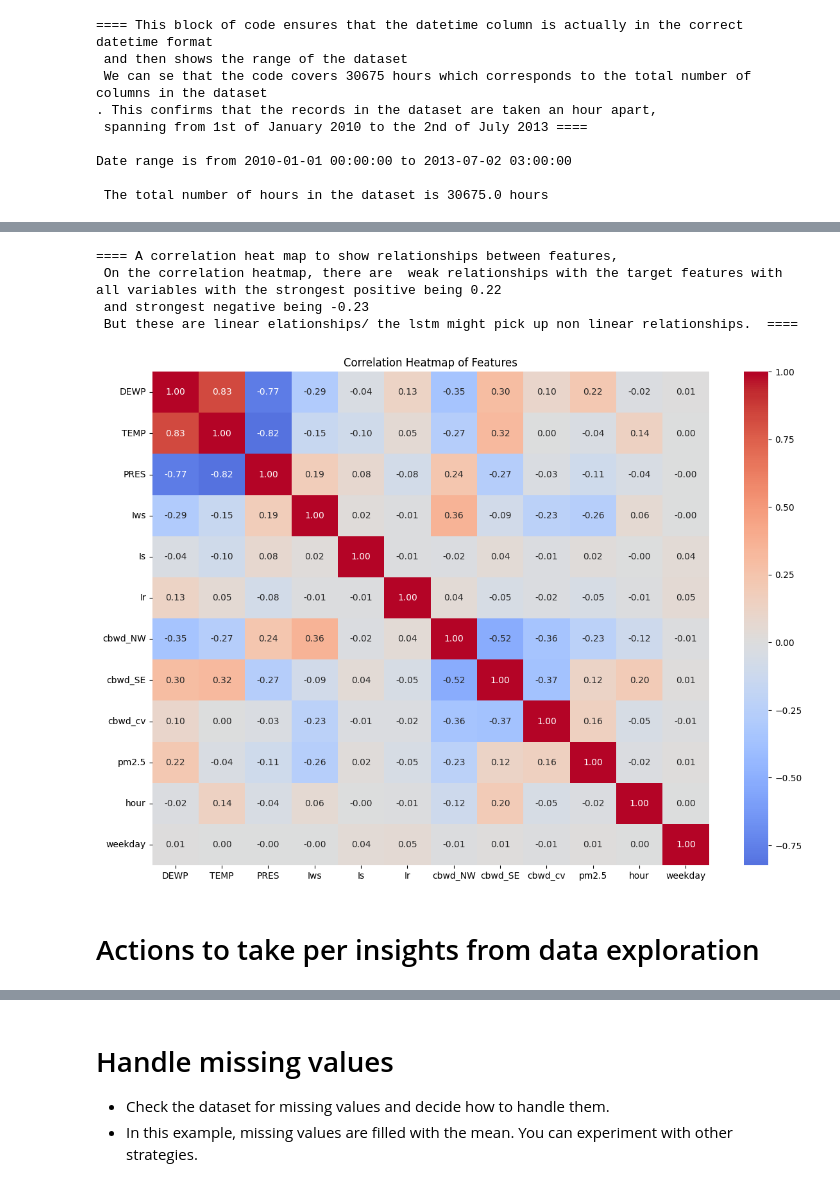
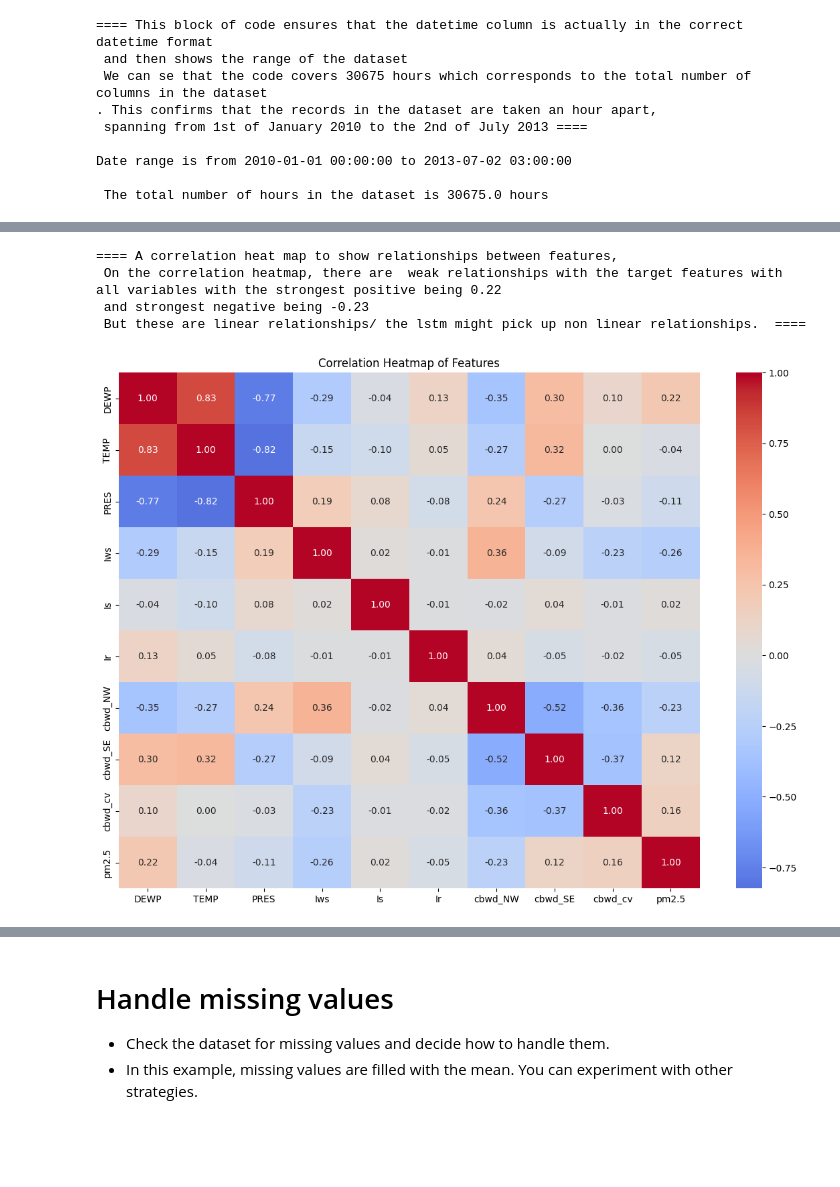
Before and after one commit to j-agbaje/Beijing_PM2.5_forecasting_model, a Jupyter notebook: air_quality_forecasting_starter_code.ipynb, the cells around one changed output, grey strips where cells are left out. Drawn from its saved outputs; the diff is of its cells as text; code cells hidden in the pictures; blank space fills up the shorter version.

Commit message:
Add LSTM models

```diff
--- a/air_quality_forecasting_starter_code.ipynb
+++ b/air_quality_forecasting_starter_code.ipynb
@@ -196,17 +332,3 @@ plt.show()
 [figure]
 <Figure size 1200x500 with 0 Axes>
 [figure]
-# %%
-comment("Checking for a discernable weekly seasonality pattern to help consider the merit of adding a day of the week column to the LSTM\n (0-6 maps to monday to sunday) Due to the zig zag nature of the graph i'm condidering whether or not the new column will add noise to the data ")
-
-train['weekday'] = train['datetime'].dt.day_of_week
-
-weekly_avg = train.groupby('weekday')['pm2.5'].mean()
-
-plt.figure(figsize=(14,5))
-weekly_avg.plot(color='tab:blue', marker='o')
-plt.title('Avg PM2.5 per day')
-plt.xlabel('Weekday')
-plt.ylabel('PM2.5')
-plt.grid(True)
-plt.show()
@@ -299,16 +361,16 @@ Adding  hour_of_day and day_of_week type features may help the model interpret f
 # %%
-comment("A correlation heat map to show relationships between features,\n On the correlation heatmap, there are  weak relationships with the target features with all variables with the strongest positive being 0.22\n and strongest negative being -0.23\n But these are linear elationships/ the lstm might pick up non linear relationships. ")
+# correlation heatmap to visualize correlation between the features
+
+comment("A correlation heat map to show relationships between features,\n On the correlation heatmap, there are  weak relationships with the target features with all variables with the strongest positive being 0.22\n and strongest negative being -0.23\n But these are linear relationships/ the lstm might pick up non linear relationships. ")
 import seaborn as sns
 plt.figure(figsize=(14,10))
 corr = train.drop(columns=['No']).corr(numeric_only=True)
 sns.heatmap(corr, annot=True, fmt=".2f", cmap="coolwarm", center=0)
 plt.title("Correlation Heatmap of Features")
 plt.show()
 # %% [output]
 ==== A correlation heat map to show relationships between features,
  On the correlation heatmap, there are  weak relationships with the target features with all variables with the strongest positive being 0.22
  and strongest negative being -0.23
- But these are linear elationships/ the lstm might pick up non linear relationships.  ====
+ But these are linear relationships/ the lstm might pick up non linear relationships.  ====
-[figure, old version]
+[figure, new version]
-# %% [markdown]
-# Actions to take per insights from data exploration
```
Also changed, not shown: parts of 48 cells of this notebook.
